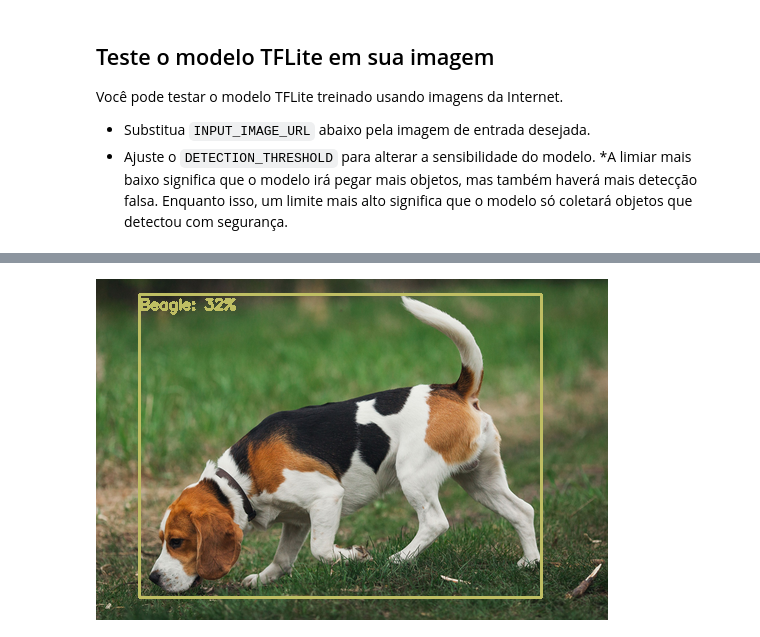
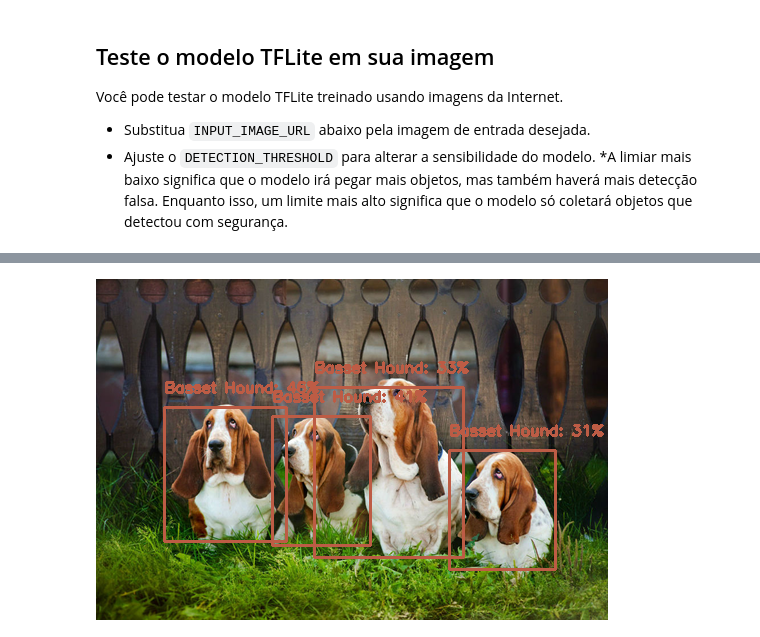
Before and after one commit to cadu77/dog-breeds, a Jupyter notebook: Dog_Detection.ipynb, the cells around one changed output, grey strips where cells are left out. Saved outputs shown, nothing was run; the diff lists cells and outputs as text; code cells hidden in the pictures.

Commit message:
Parametros
Alterando alguns parâmetros de treinamento

```diff
--- a/Dog_Detection.ipynb
+++ b/Dog_Detection.ipynb
@@ -263,28 +255,28 @@ def run_odt_and_draw_results(image_path, interpreter, threshold=0.5):
 # %%
 #@title Executa a detecção de objetos e mostra os resultados da detecção
 
-INPUT_IMAGE_URL = "https://cobasi.vteximg.com.br/arquivos/ids/639567/beagle-4440889_1920.png?v=637572302629130000" #@param {type:"string"}
-DETECTION_THRESHOLD = 0.3 #@param {type:"number"}
+INPUT_IMAGE_URL = "https://vidanimal.com.br/wp-content/uploads/basset-hound-intro.jpg" #@param {type:"string"}
+DETECTION_THRESHOLD = 0.2 #@param {type:"number"}
 
 TEMP_FILE = '/tmp/image.png'
 
 !wget -q -O $TEMP_FILE $INPUT_IMAGE_URL
 im = Image.open(TEMP_FILE)
 im.thumbnail((512, 512), Image.ANTIALIAS)
 im.save(TEMP_FILE, 'PNG')
 
-# Carregar o modelo TFLite
+# Carrega o modelo TFLite
 interpreter = tf.lite.Interpreter(model_path=model_path)
 interpreter.allocate_tensors()
 
-# Execute a inferência e desenhe o resultado da detecção na cópia local do arquivo original
+# Executa a inferência e desenhe o resultado da detecção na cópia local do arquivo original
 detection_result_image = run_odt_and_draw_results(
     TEMP_FILE,
     interpreter,
     threshold=DETECTION_THRESHOLD
 )
 
-#Mostrar o resultado da detecção
+#Mostra o resultado da detecção
 Image.fromarray(detection_result_image)
 # %% [output]
-[figure, old version]
+[figure, new version]
```
Also changed, not shown: parts of 6 cells of this notebook.
